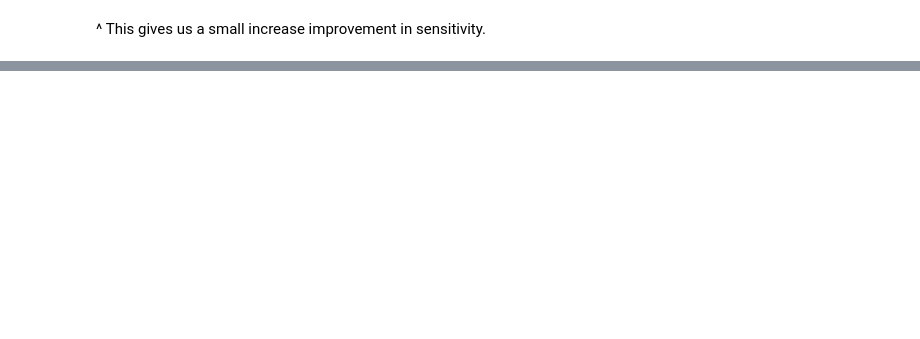
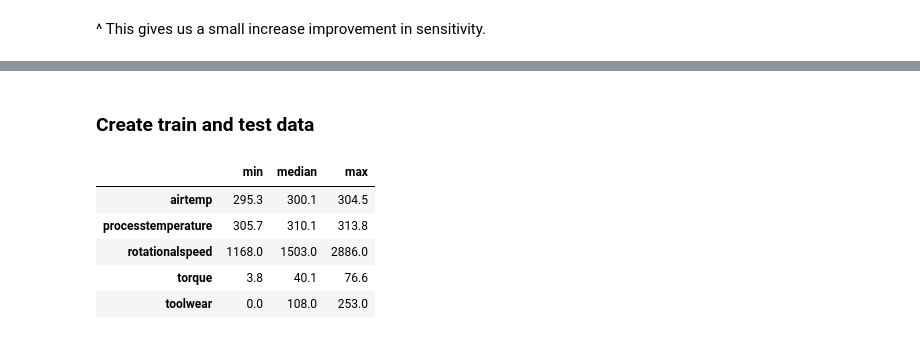
Before and after one commit to alextanhongpin/data-cleaning-and-exploration-with-machine-learning, a Jupyter notebook: 10_logistic_regression.ipynb, the cells around one changed output, grey strips where cells are left out. Cells and saved outputs as stored; diff of their text form; code cells hidden in the pictures; blank space fills up the shorter version.

```diff
--- a/10_logistic_regression.ipynb
+++ b/10_logistic_regression.ipynb
@@ -610,0 +933,14 @@ print(skmet.recall_score(y_test, y_pred2))
+# %% [markdown]
+### Create train and test data
+# %%
+num_cols = ["airtemp", "processtemperature", "rotationalspeed", "torque", "toolwear"]
+cat_cols = ["machinetype"]
+
+machinefailuretype[num_cols].agg(["min", "median", "max"]).T
+# %% [output]
+|  | min | median | max |
+| airtemp | 295.3 | 300.1 | 304.5 |
+| processtemperature | 305.7 | 310.1 | 313.8 |
+| rotationalspeed | 1168.0 | 1503.0 | 2886.0 |
+| torque | 3.8 | 40.1 | 76.6 |
+| toolwear | 0.0 | 108.0 | 253.0 |
```
Also changed, not shown: parts of 57 cells of this notebook, 2 other files.
